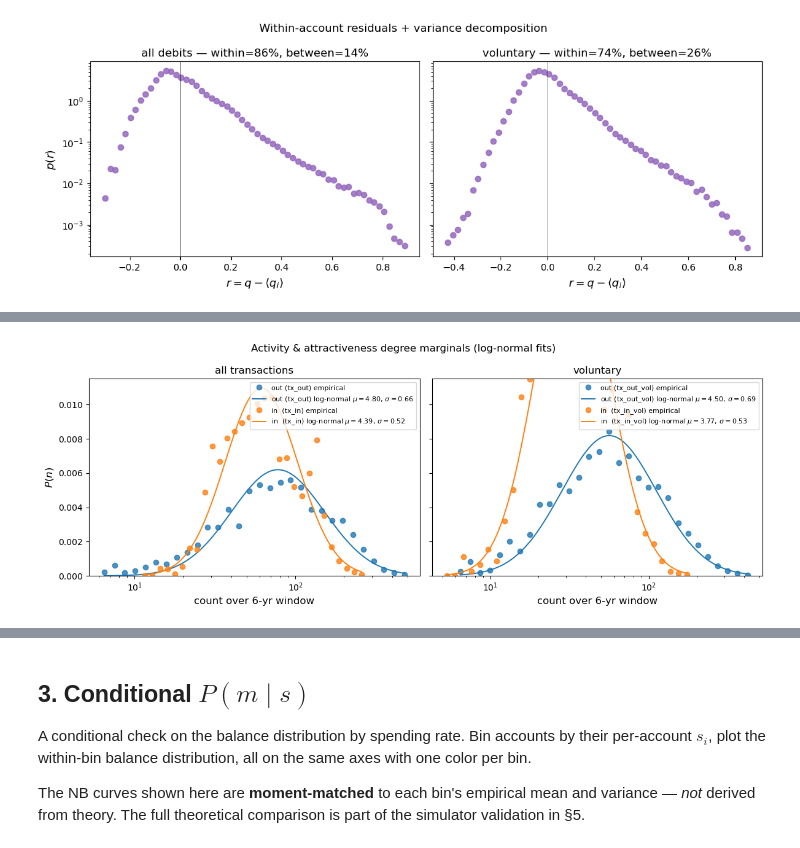
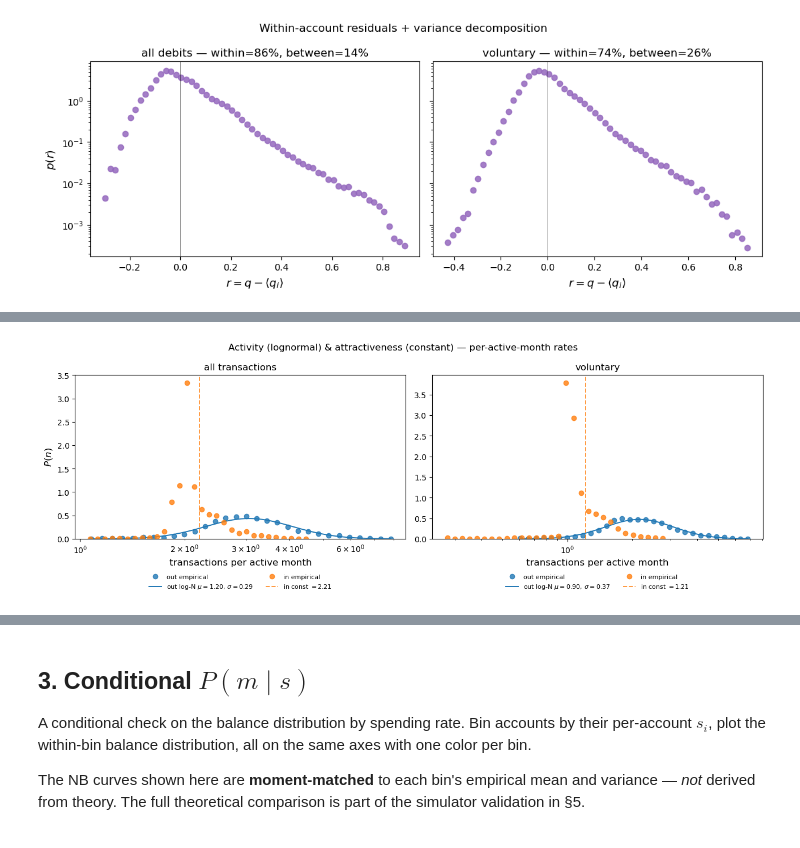
Before and after one commit to carolinamattsson/transactions, a Jupyter notebook: berka/empirical_analysis.ipynb, the cells around one changed output, grey strips where cells are left out. Drawn from its saved outputs; the diff is of its cells as text; code cells hidden in the pictures.

```diff
--- a/berka/empirical_analysis.ipynb
+++ b/berka/empirical_analysis.ipynb
@@ -153,6 +155,25 @@ agents = pd.DataFrame({
     'first_date':   tx.groupby('account_id', observed=True)['date'].first(),
     'last_date':    tx.groupby('account_id', observed=True)['date'].last(),
 })
+
+# Rate variant: months each account was "active" = global end-of-window minus account's
+# first transaction, in months. Late-joiners get a shorter active span, so dividing their
+# count by months_active gives a rate comparable to early-joiners.
+end_of_obs = tx['date'].max()
+agents['months_active'] = (end_of_obs - agents['first_date']).dt.days / 30.0
+# Guard against degenerate spans (first txn on the very last day): force >= 1 day.
+agents['months_active'] = agents['months_active'].clip(lower=1.0 / 30.0)
+
+agents['tx_in_rate']      = agents['tx_in']      / agents['months_active']
+agents['tx_out_rate']     = agents['tx_out']     / agents['months_active']
+agents['tx_in_vol_rate']  = agents['tx_in_vol']  / agents['months_active']
+agents['tx_out_vol_rate'] = agents['tx_out_vol'] / agents['months_active']
+# Total transaction rate (in + out, all types) — used by the activity filter in the next cell.
+agents['tx_total_rate']   = (agents['tx_in'] + agents['tx_out']) / agents['months_active']
+
 print(agents.shape)
+print(f"end_of_obs = {end_of_obs.date()};  months_active "
+      f"range [{agents['months_active'].min():.2f}, {agents['months_active'].max():.2f}], "
+      f"mean = {agents['months_active'].mean():.2f}")
 agents.head()
 # %% [output]
@@ -601,39 +635,63 @@ def fit_lognormal(vals):
         'n': int(len(v)),
     }
 
-def plot_marginal(ax, vals, color, label_prefix):
+def plot_lognorm_marginal(ax, vals, color, label_prefix):
     vals = np.asarray(vals)
     vals = vals[(vals > 0) & np.isfinite(vals)]
     centers, dens = histogram(vals, num_bins=30, log_bin=True)
-    ax.plot(centers, dens, marker='o', linestyle='', color=color, alpha=0.8, label=f'{label_prefix} empirical')
+    ax.plot(centers, dens, marker='o', linestyle='', color=color, alpha=0.8,
+            label=f'{label_prefix} empirical')
     f = fit_lognormal(vals)
     xs = np.geomspace(centers.min(), centers.max(), 200)
     pdf = _lognorm_dist.pdf(xs, s=f['sigma'], scale=np.exp(f['mu']))
     ax.plot(xs, pdf, color=color, lw=1.4, ls='-',
-            label=fr"{label_prefix} log-normal $\mu={f['mu']:.2f},\,\sigma={f['sigma']:.2f}$")
+            label=fr"{label_prefix} log-N $\mu={f['mu']:.2f},\,\sigma={f['sigma']:.2f}$")
     return f
 
+def summarise_in_side(ax, vals, color, label_prefix):
+    """In-degree is modeled as a constant in the simulator. Plot the empirical histogram
+    and a dashed vertical line at the mean, which is the value fed to the simulator."""
+    vals = np.asarray(vals)
+    vals = vals[(vals > 0) & np.isfinite(vals)]
+    centers, dens = histogram(vals, num_bins=30, log_bin=True)
+    ax.plot(centers, dens, marker='o', linestyle='', color=color, alpha=0.8,
+            label=f'{label_prefix} empirical')
+    mean_val = float(vals.mean())
+    ax.axvline(mean_val, color=color, ls='--', lw=1.4, alpha=0.8,
+               label=fr"{label_prefix} const $={mean_val:.2f}$")
+    return {'mean': mean_val, 'median': float(np.median(vals)),
+            'std': float(vals.std(ddof=1)), 'n': int(len(vals))}
+
 deg_fits = {}
-fig, axes = plt.subplots(1, 2, figsize=(12, 4.5), sharey=True)
+in_stats = {}
+# Independent y-axes so the voluntary in-side peak isn't squashed by the wider all-tx panel.
+fig, axes = plt.subplots(1, 2, figsize=(13, 4.8), sharey=False)
 panels = [
-    ('all transactions', 'tx_out', 'tx_in'),
-    ('voluntary',         'tx_out_vol', 'tx_in_vol'),
+    ('all transactions', 'tx_out_rate',     'tx_in_rate'),
+    ('voluntary',        'tx_out_vol_rate', 'tx_in_vol_rate'),
 ]
 for ax, (title, out_col, in_col) in zip(axes, panels):
-    deg_fits[(title, 'out')] = plot_marginal(ax, agents[out_col], 'C0', f'out ({out_col})')
-    deg_fits[(title, 'in')]  = plot_marginal(ax, agents[in_col],  'C1', f'in  ({in_col})')
+    deg_fits[(title, 'out')] = plot_lognorm_marginal(ax, agents[out_col], 'C0', 'out')
+    in_stats[(title, 'in')]  = summarise_in_side(  ax, agents[in_col],  'C1', 'in')
     ax.set_xscale('log')
-    ax.set_xlabel('count over 6-yr window')
+    ax.set_xlabel('transactions per active month')
     ax.set_title(title)
     ax.set_ylim(bottom=0)
-    ax.legend(loc='upper right', fontsize=8)
+    # Legend below the plot — long enough labels would clip the in-side peak dots
+    # if placed inside; below is roomy and uses the empty horizontal space.
+    ax.legend(loc='upper center', bbox_to_anchor=(0.5, -0.18),
+              ncol=2, fontsize=8, frameon=False)
 axes[0].set_ylabel(r'$P(n)$')
-fig.suptitle('Activity & attractiveness degree marginals (log-normal fits)')
+fig.suptitle('Activity (lognormal) & attractiveness (constant) — per-active-month rates')
 fig.tight_layout()
 save_fig('degree_marginals')
 
-print('Log-normal fits (6-yr counts):')
+print('Out-side log-normal fits (per-active-month rates):')
 for (panel, side), f in deg_fits.items():
     print(f"  {panel:18s} {side:3s}:  mu={f['mu']:.3f}  sigma={f['sigma']:.3f}  "
-          f"mean={f['mean']:.1f}  median={f['median']:.1f}  (n={f['n']:,})")
+          f"mean={f['mean']:.3f}  median={f['median']:.3f}  (n={f['n']:,})")
+print('\nIn-side summary (used as constant attractivity in the simulator):')
+for (panel, side), s in in_stats.items():
+    print(f"  {panel:18s} {side:3s}:  mean={s['mean']:.3f}  median={s['median']:.3f}  "
+          f"std={s['std']:.3f}  (n={s['n']:,})")
 # %% [output]
@@ -645,2 +705,2 @@ Log-normal fits (6-yr counts):
-[figure, old version]
+[figure, new version]
 # %% [markdown]
```
Also changed, not shown: parts of 27 cells of this notebook.
